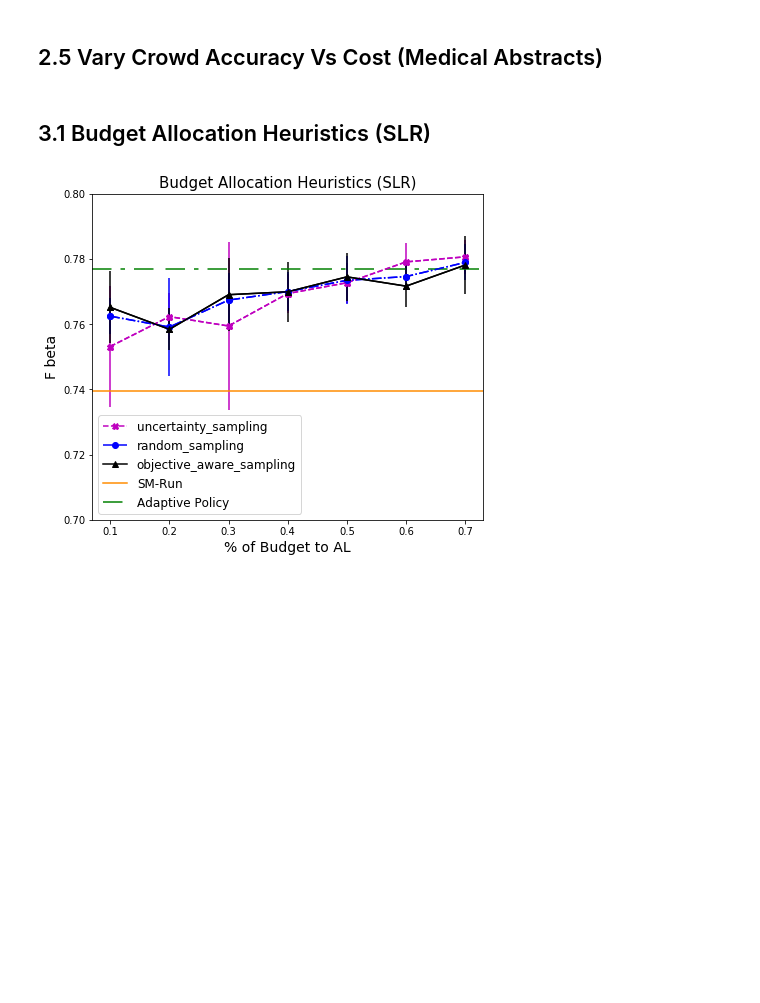
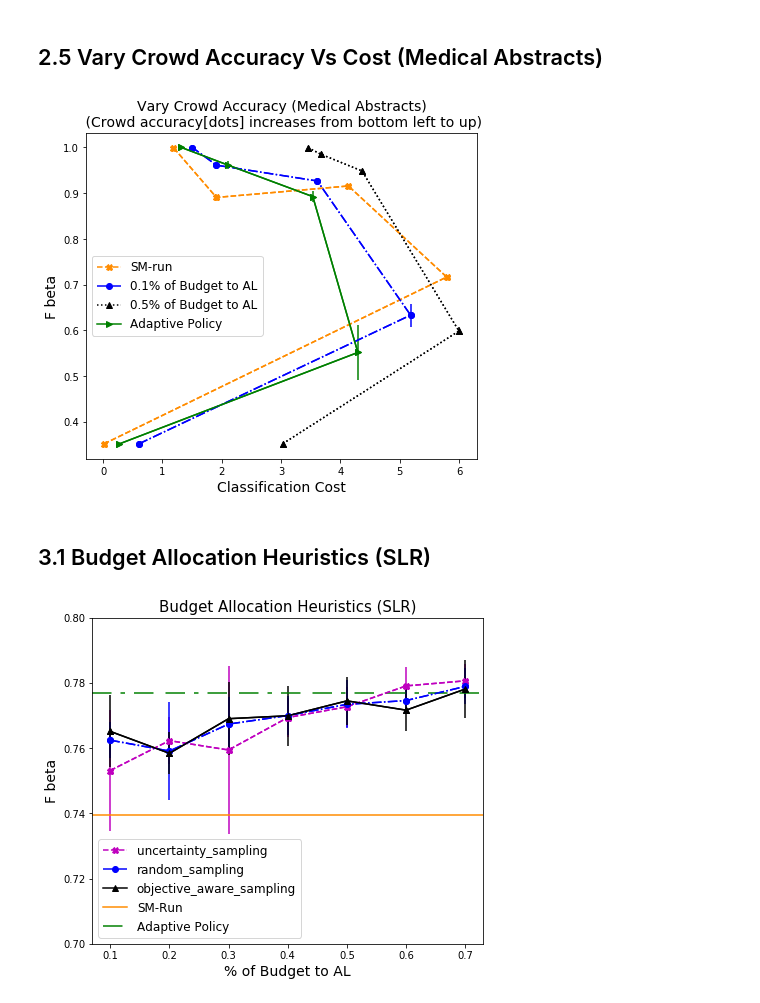
Before and after one commit to Evgeneus/Active-Hybrid-Classificatoin, a Jupyter notebook: adaptive_machine_and_crowd/notebooks/results.ipynb, the cells around one changed output. Drawn from its saved outputs; the diff is of its cells as text; code cells hidden in the pictures; blank space fills up the shorter version.

```diff
--- a/adaptive_machine_and_crowd/notebooks/results.ipynb
+++ b/adaptive_machine_and_crowd/notebooks/results.ipynb
@@ -245,10 +248,12 @@ plot_budget(file_name, b_per_item, title, [ 0.1, 0.3, 0.5, -1], 'objective_aware
 # %% [markdown]
 ## 2.5 Vary Crowd Accuracy Vs Cost (Medical Abstracts)
 # %%
-# file_name = ''
-# b_per_item = 6
-# title = 'Vary Crowd Accuracy (Medical Abstracts)\n (Crowd accuracy[dots] increases from bottom left to up)'
-# plot_clf_cost_crowd_acc(file_name, b_per_item, title, [ 0., 0.1, 0.5, -1], 'objective_aware_sampling')
+file_name = 'ohsumed_C14_C23_1grams_experiment_nums_10_ninstq_100_crowd_acc.csv'
+b_per_item = 6
+title = 'Vary Crowd Accuracy (Medical Abstracts)\n (Crowd accuracy[dots] increases from bottom left to up)'
+plot_clf_cost_crowd_acc(file_name, b_per_item, title, [ 0., 0.1, 0.5, -1], 'objective_aware_sampling')
+# %% [output]
+[figure, added]
 # %% [markdown]
 ## 3.1 Budget Allocation Heuristics (SLR)
 # %%
```
Also changed, not shown: parts of 1 cell of this notebook.
